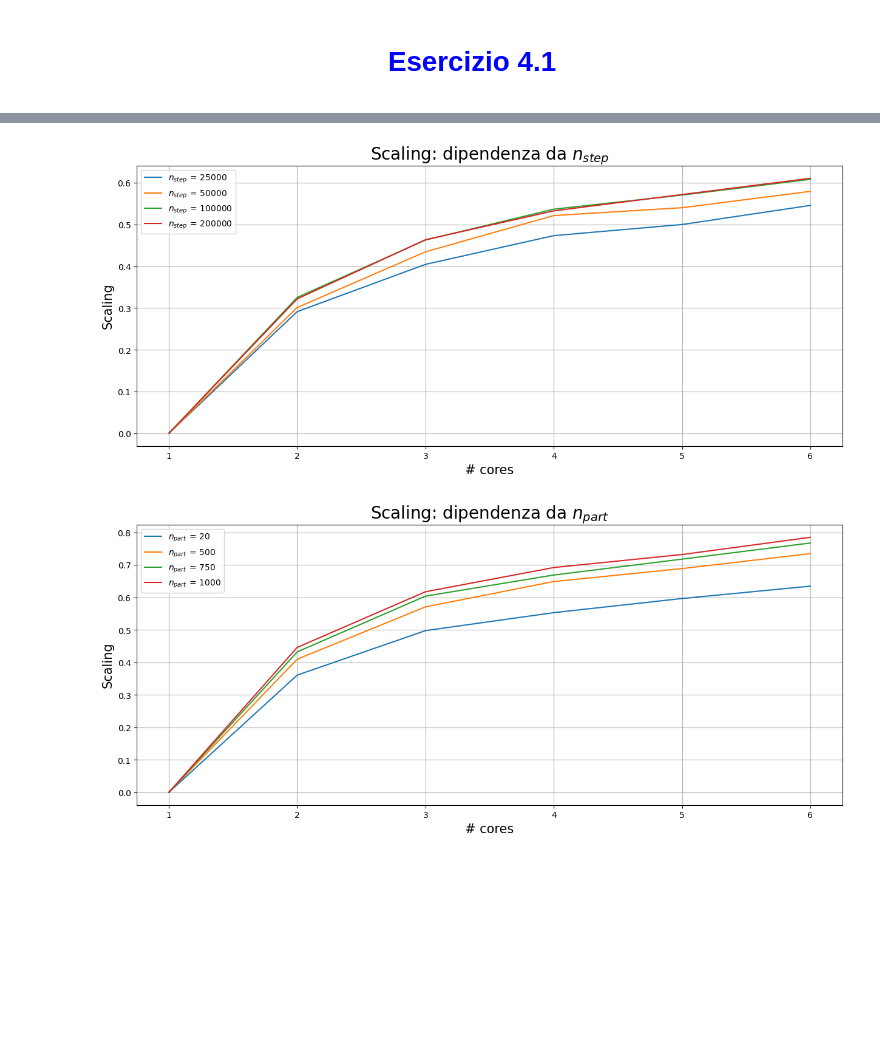
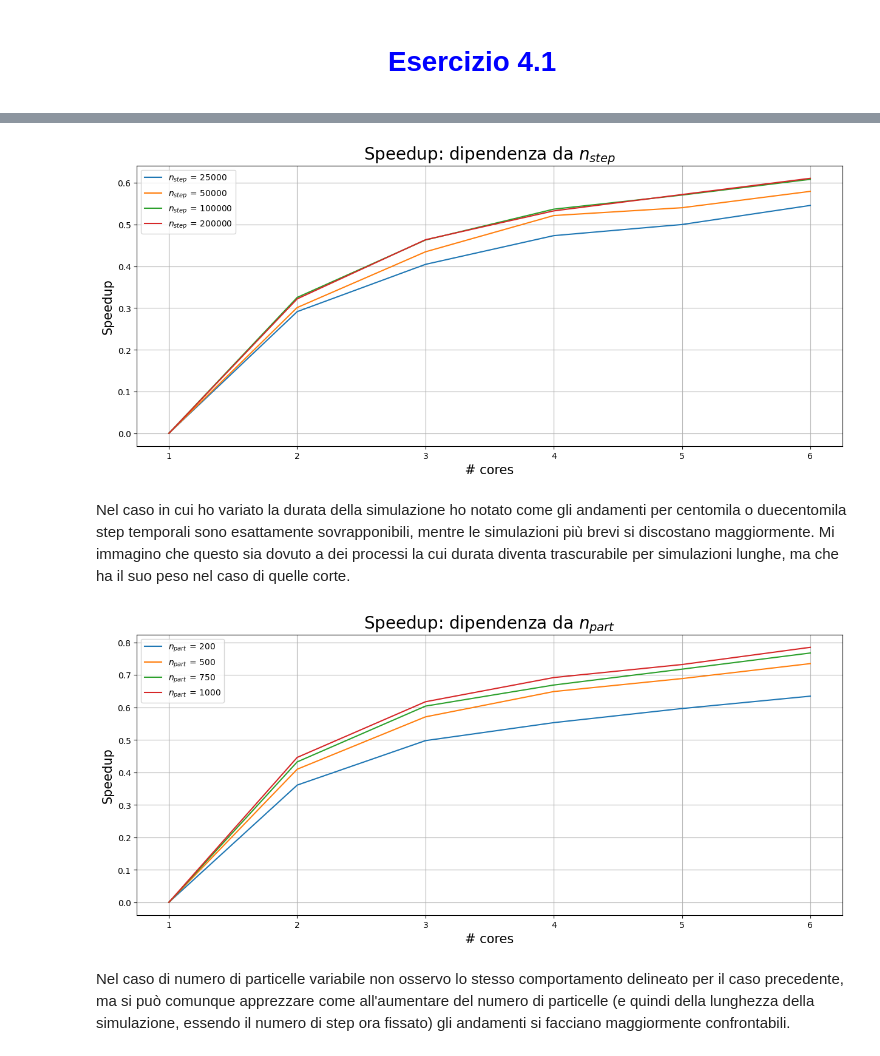
Before and after one commit to Negrini085/Simulazione-di-Materia-Condensata, a Jupyter notebook: Codice1_LM/esercitazione1.ipynb, the cells around one changed output, grey strips where cells are left out. Saved outputs shown, nothing was run; the diff lists cells and outputs as text; code cells hidden in the pictures; blank space fills up the shorter version.

```diff
--- a/Codice1_LM/esercitazione1.ipynb
+++ b/Codice1_LM/esercitazione1.ipynb
@@ -28,32 +42,36 @@ speed_npart = np.loadtxt('scaling/scaling_npart.dat')
 # %%
 fig = plt.figure(figsize=(15, 6))
 
 plt.plot(speed_nstep[:, 0], 1 - speed_nstep[:, 1]/speed_nstep[0, 1], label = r'$n_{step}\,=\,25000$')
 plt.plot(speed_nstep[:, 0], 1 - speed_nstep[:, 2]/speed_nstep[0, 2], label = r'$n_{step}\,=\,50000$')
 plt.plot(speed_nstep[:, 0], 1 - speed_nstep[:, 3]/speed_nstep[0, 3], label = r'$n_{step}\,=\,100000$')
 plt.plot(speed_nstep[:, 0], 1 - speed_nstep[:, 4]/speed_nstep[0, 4], label = r'$n_{step}\,=\,200000$')
 plt.xlabel(r"# cores", fontsize = 15)
-plt.ylabel(r"Scaling", fontsize = 15)
-plt.title(r"Scaling: dipendenza da $n_{step}$", fontsize = 20)
+plt.ylabel(r"Speedup", fontsize = 15)
+plt.title(r"Speedup: dipendenza da $n_{step}$", fontsize = 20)
 plt.grid(True)
 plt.legend(loc = 'best')
 
 plt.show()
 # %% [output]
-[figure, old version]
+[figure, new version]
+# %% [markdown]
+Nel caso in cui ho variato la durata della simulazione ho notato come gli andamenti per centomila o duecentomila step temporali sono esattamente sovrapponibili, mentre le simulazioni più brevi si discostano maggiormente. Mi immagino che questo sia dovuto a dei processi la cui durata diventa trascurabile per simulazioni lunghe, ma che ha il suo peso nel caso di quelle corte.
 # %%
 fig = plt.figure(figsize=(15, 6))
 
-plt.plot(speed_npart[:, 0], 1 - speed_npart[:, 1]/speed_npart[0, 1], label = r'$n_{part}\,=\,20$')
+plt.plot(speed_npart[:, 0], 1 - speed_npart[:, 1]/speed_npart[0, 1], label = r'$n_{part}\,=\,200$')
 plt.plot(speed_npart[:, 0], 1 - speed_npart[:, 2]/speed_npart[0, 2], label = r'$n_{part}\,=\,500$')
 plt.plot(speed_npart[:, 0], 1 - speed_npart[:, 3]/speed_npart[0, 3], label = r'$n_{part}\,=\,750$')
 plt.plot(speed_npart[:, 0], 1 - speed_npart[:, 4]/speed_npart[0, 4], label = r'$n_{part}\,=\,1000$')
 plt.xlabel(r"# cores", fontsize = 15)
-plt.ylabel(r"Scaling", fontsize = 15)
-plt.title(r"Scaling: dipendenza da $n_{part}$", fontsize = 20)
+plt.ylabel(r"Speedup", fontsize = 15)
+plt.title(r"Speedup: dipendenza da $n_{part}$", fontsize = 20)
 plt.grid(True)
 plt.legend(loc = 'best')
 
 plt.show()
 # %% [output]
-[figure, old version]
+[figure, new version]
+# %% [markdown]
+Nel caso di numero di particelle variabile non osservo lo stesso comportamento delineato per il caso precedente, ma si può comunque apprezzare come all'aumentare del numero di particelle (e quindi della lunghezza della simulazione, essendo il numero di step ora fissato) gli andamenti si facciano maggiormente confrontabili.
```
Also changed, not shown: parts of 3 cells of this notebook.
